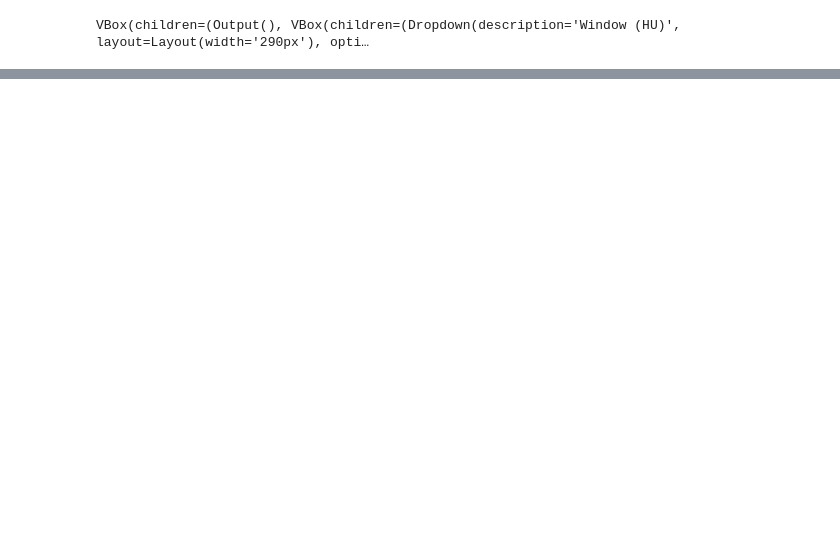
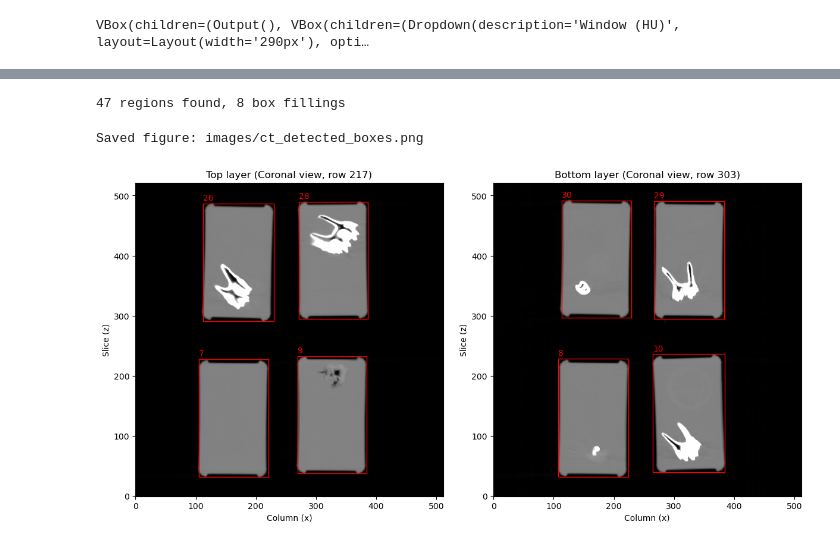
Before and after one commit to Adam5760/22481_Project_Group3A, a Jupyter notebook: notebooks/02_ct_analysis.ipynb, the cells around one changed output, grey strips where cells are left out. Cells and saved outputs as stored; diff of their text form; code cells hidden in the pictures; blank space fills up the shorter version.

```diff
--- a/notebooks/02_ct_analysis.ipynb
+++ b/notebooks/02_ct_analysis.ipynb
@@ -409,0 +147,45 @@ The outline of the segmented object is drawn on slices through its centre, to ch
+# %%
+TABLE_ROW  = 340            # Rows from here down are the table (checked in the axial view)
+FILL_RANGE = (-50, 300)     # HU range of the water-like filling
+MIN_SIZE   = 100_000        # Minimum size of a box filling (voxels)
+
+mask = (ct > FILL_RANGE[0]) & (ct < FILL_RANGE[1])
+mask[:, TABLE_ROW:, :] = False                      # Remove the table
+mask = ndimage.binary_opening(mask, iterations=2)   # Break thin connections
+mask = ndimage.binary_fill_holes(mask)              # Fill holes left by objects
+
+labels, n = ndimage.label(mask)
+sizes = ndimage.sum(mask, labels, range(1, n + 1))
+fills = [i + 1 for i, s in enumerate(sizes) if s > MIN_SIZE]
+boxes = ndimage.find_objects(labels)
+
+print(f"{n} regions found, {len(fills)} box fillings")
+# %% [output]
+47 regions found, 8 box fillings
+# %%
+# --- Split the boxes into top and bottom layer by their vertical centre (y) ---
+centers_y = {i: (boxes[i - 1][1].start + boxes[i - 1][1].stop) / 2 for i in fills}
+y_split = np.median(list(centers_y.values()))      # Falls between the two layers (4 + 4 boxes)
+
+layers = {
+    "Top layer":    [i for i in fills if centers_y[i] < y_split],
+    "Bottom layer": [i for i in fills if centers_y[i] >= y_split],
+}
+
+# --- Show both layers with the detected boxes ---
+fig, axes = plt.subplots(1, 2, figsize=(12, 6), constrained_layout=True)
+for ax, (name, ids) in zip(axes, layers.items()):
+    y_show = int(np.mean([centers_y[i] for i in ids]))       # Row through the middle of the layer
+    ax.imshow(ct[:, y_show, :], cmap="gray", vmin=-1000, vmax=1000, origin="lower")
+    for i in ids:
+        sz, sy, sx = boxes[i - 1]
+        ax.add_patch(plt.Rectangle((sx.start, sz.start), sx.stop - sx.start, sz.stop - sz.start,
+                                   fill=False, edgecolor="r"))
+        ax.text(sx.start, sz.stop + 5, str(i), color="r", fontsize=10)
+    ax.set_title(f"{name} ({ct_names[1]} view, row {y_show})")
+    ax.set_xlabel("Column (x)"); ax.set_ylabel("Slice (z)")
+save_figure(fig, "ct_detected_boxes")
+plt.show()
+# %% [output]
+Saved figure: images/ct_detected_boxes.png
+[figure, added]
```
Also changed, not shown: parts of 74 cells of this notebook.
